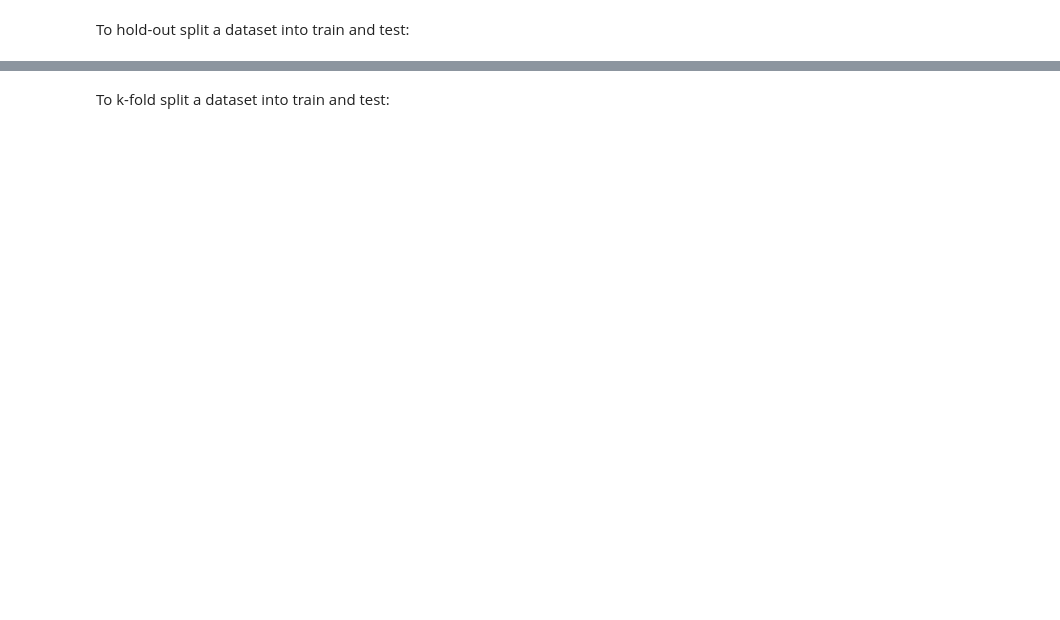
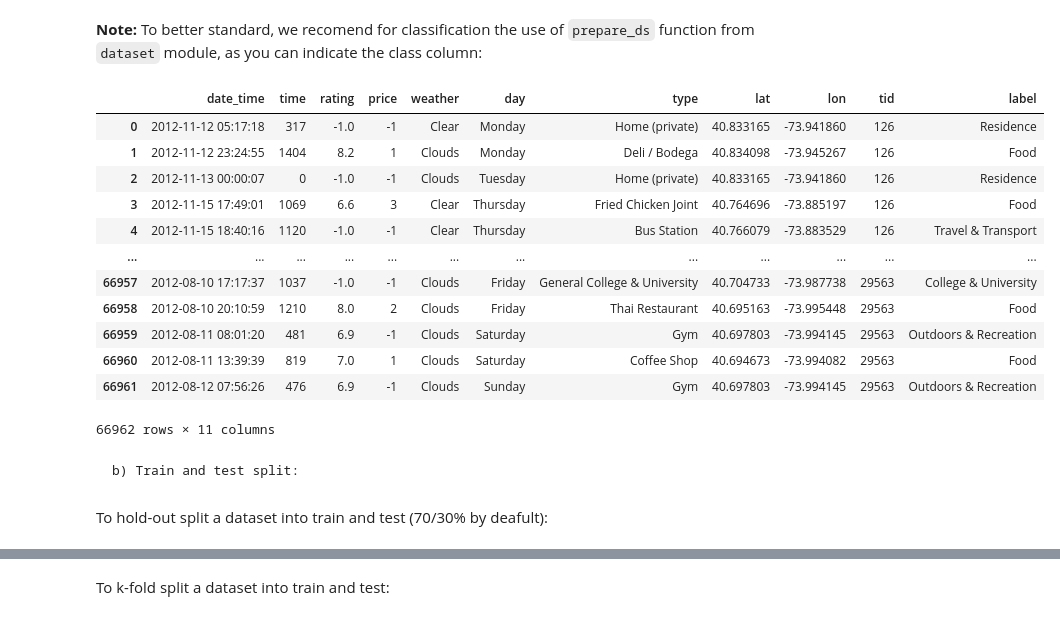
Before and after one commit to mat-analysis/mat-data, a Jupyter notebook: MAT-data-Tutorial.ipynb, the cells around one changed output, grey strips where cells are left out. Saved outputs shown, nothing was run; the diff lists cells and outputs as text; code cells hidden in the pictures; blank space fills up the shorter version.

Commit message:
MAT-data: Data Preprocessing for Multiple Aspect Trajectory Data Mining

```diff
--- a/MAT-data-Tutorial.ipynb
+++ b/MAT-data-Tutorial.ipynb
@@ -64,0 +256,5 @@ Done.
+# %%
+data_path = 'matdata/assets/sample'
+
+df = readDataset(data_path, file='Foursquare_Sample.csv')
+df.head()
@@ -64,0 +268,6 @@ Done.
+# %%
+df, space_cols, ll_cols = organizeFrame(df, make_spatials=True)
+
+print('Columns with space: ', space_cols)
+print('Columns with lat/lon: ', ll_cols)
+df.head()
@@ -65,3 +283,26 @@ Done.
+# %% [markdown]
+**Note:** To better standard, we recomend for classification the use of `prepare_ds` function from `dataset` module, as you can indicate the class column:
+# %%
+from matdata.dataset import prepare_ds
+
+df = prepare_ds(df, class_col='root_type') # 'root_type' is then renamed 'label'
+df
+# %% [output]
+|  | date_time | time | rating | price | weather | day | type | lat | lon | tid | label |
+| 0 | 2012-11-12 05:17:18 | 317 | -1.0 | -1 | Clear | Monday | Home (private) | 40.833165 | -73.941860 | 126 | Residence |
+| 1 | 2012-11-12 23:24:55 | 1404 | 8.2 | 1 | Clouds | Monday | Deli / Bodega | 40.834098 | -73.945267 | 126 | Food |
+| 2 | 2012-11-13 00:00:07 | 0 | -1.0 | -1 | Clouds | Tuesday | Home (private) | 40.833165 | -73.941860 | 126 | Residence |
+| 3 | 2012-11-15 17:49:01 | 1069 | 6.6 | 3 | Clear | Thursday | Fried Chicken Joint | 40.764696 | -73.885197 | 126 | Food |
+| 4 | 2012-11-15 18:40:16 | 1120 | -1.0 | -1 | Clear | Thursday | Bus Station | 40.766079 | -73.883529 | 126 | Travel & Transport |
+| ... | ... | ... | ... | ... | ... | ... | ... | ... | ... | ... | ... |
+| 66957 | 2012-08-10 17:17:37 | 1037 | -1.0 | -1 | Clouds | Friday | General College & University | 40.704733 | -73.987738 | 29563 | College & University |
+| 66958 | 2012-08-10 20:10:59 | 1210 | 8.0 | 2 | Clouds | Friday | Thai Restaurant | 40.695163 | -73.995448 | 29563 | Food |
+| 66959 | 2012-08-11 08:01:20 | 481 | 6.9 | -1 | Clouds | Saturday | Gym | 40.697803 | -73.994145 | 29563 | Outdoors & Recreation |
+| 66960 | 2012-08-11 13:39:39 | 819 | 7.0 | 1 | Clouds | Saturday | Coffee Shop | 40.694673 | -73.994082 | 29563 | Food |
+| 66961 | 2012-08-12 07:56:26 | 476 | 6.9 | -1 | Clouds | Sunday | Gym | 40.697803 | -73.994145 | 29563 | Outdoors & Recreation |
+66962 rows × 11 columns
+# %% [markdown]
+    b) Train and test split:
 # %% [markdown]
-To hold-out split a dataset into train and test:
+To hold-out split a dataset into train and test (70/30% by deafult):
 # %%
```
Also changed, not shown: parts of 81 cells of this notebook, 24 other files.
